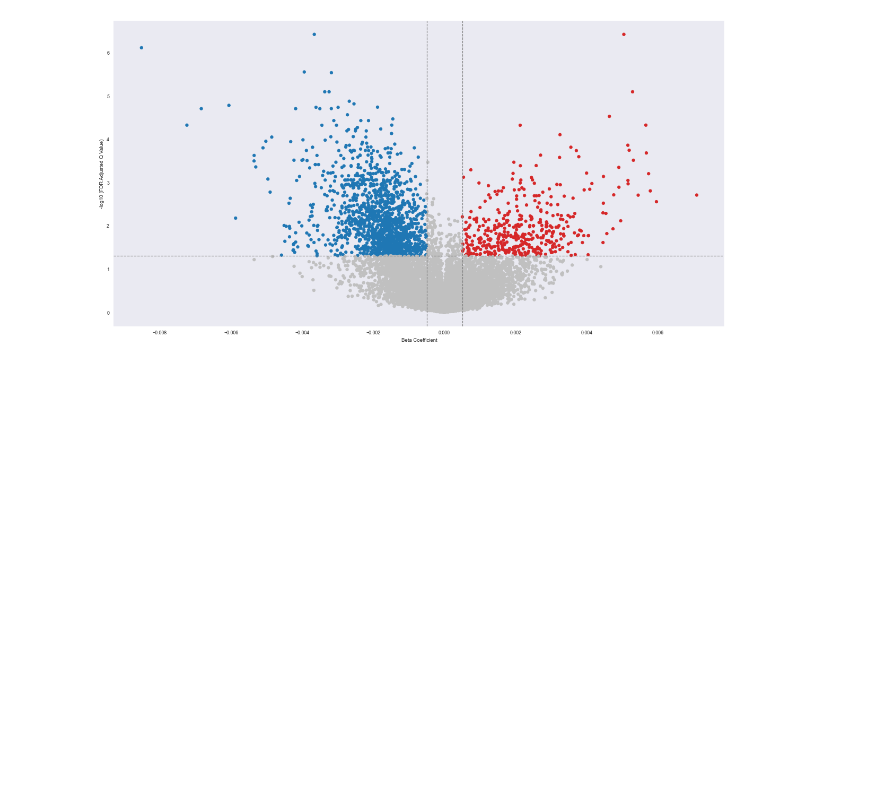
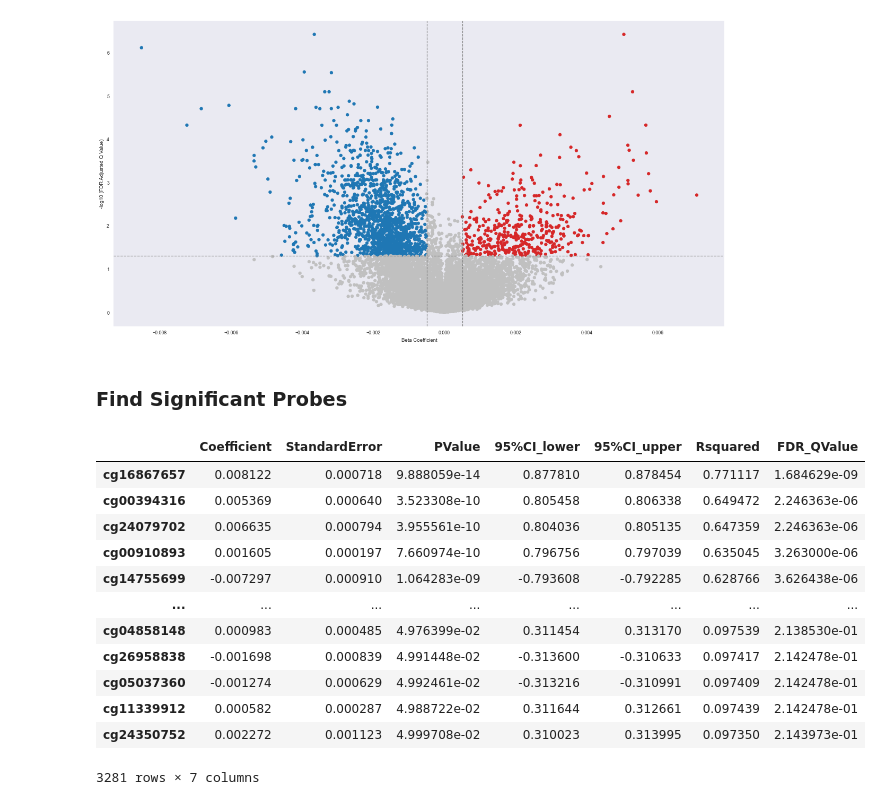
Before and after one commit to FoxoTech/methylize, a Jupyter notebook: docs/methylize_tutorial.ipynb, the cells around one changed output. Saved outputs shown, nothing was run; the diff lists cells and outputs as text; code cells hidden in the pictures; blank space fills up the shorter version.

```diff
--- a/docs/methylize_tutorial.ipynb
+++ b/docs/methylize_tutorial.ipynb
@@ -162,5 +184,22 @@ methylize.volcano_plot(test_results2, fontsize=16, cutoff=0.05, beta_coefficient
 # %% [output]
 Excluded 11144 probes outside of the specified beta coefficient range: (-0.0005, 0.0005)
 [figure]
+# %% [markdown]
+### Find Significant Probes
 # %%
-interesting_probes3 = test_results2[test_results2['PValue'] <= -np.log10(0.05)]
+interesting_probes3 = test_results2[(test_results2['PValue'] <= 0.05) & (np.abs(test_results2['Coefficient']) > 0.0005)]
+interesting_probes3
+# %% [output]
+|  | Coefficient | StandardError | PValue | 95%CI_lower | 95%CI_upper | Rsquared | FDR_QValue |
+| cg16867657 | 0.008122 | 0.000718 | 9.888059e-14 | 0.877810 | 0.878454 | 0.771117 | 1.684629e-09 |
+| cg00394316 | 0.005369 | 0.000640 | 3.523308e-10 | 0.805458 | 0.806338 | 0.649472 | 2.246363e-06 |
+| cg24079702 | 0.006635 | 0.000794 | 3.955561e-10 | 0.804036 | 0.805135 | 0.647359 | 2.246363e-06 |
+| cg00910893 | 0.001605 | 0.000197 | 7.660974e-10 | 0.796756 | 0.797039 | 0.635045 | 3.263000e-06 |
+| cg14755699 | -0.007297 | 0.000910 | 1.064283e-09 | -0.793608 | -0.792285 | 0.628766 | 3.626438e-06 |
+| ... | ... | ... | ... | ... | ... | ... | ... |
+| cg04858148 | 0.000983 | 0.000485 | 4.976399e-02 | 0.311454 | 0.313170 | 0.097539 | 2.138530e-01 |
+| cg26958838 | -0.001698 | 0.000839 | 4.991448e-02 | -0.313600 | -0.310633 | 0.097417 | 2.142478e-01 |
+| cg05037360 | -0.001274 | 0.000629 | 4.992461e-02 | -0.313216 | -0.310991 | 0.097409 | 2.142478e-01 |
+| cg11339912 | 0.000582 | 0.000287 | 4.988722e-02 | 0.311644 | 0.312661 | 0.097439 | 2.142478e-01 |
+| cg24350752 | 0.002272 | 0.001123 | 4.999708e-02 | 0.310023 | 0.313995 | 0.097350 | 2.143973e-01 |
+3281 rows × 7 columns
```
Also changed, not shown: parts of 7 cells of this notebook, 1 other file.
